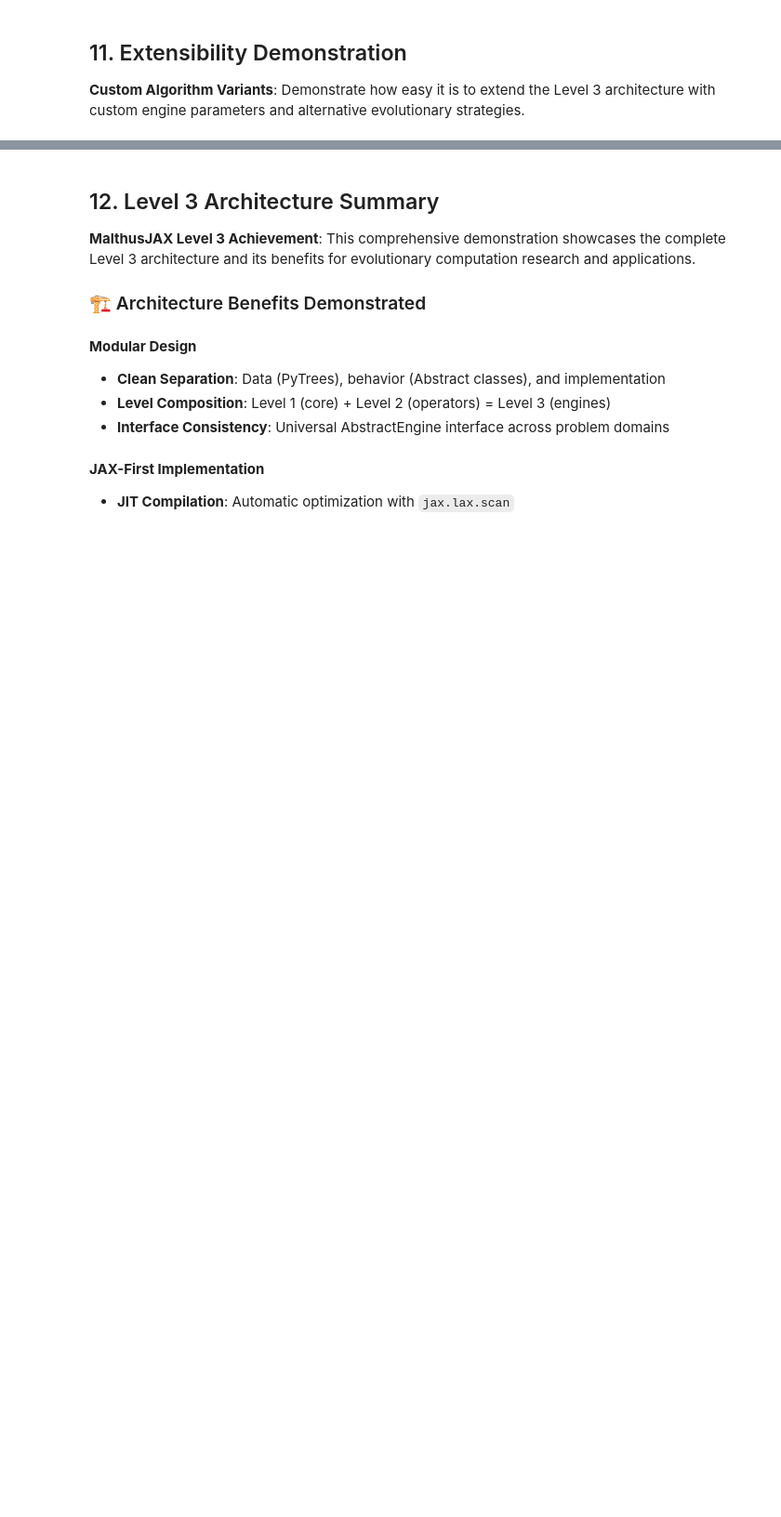
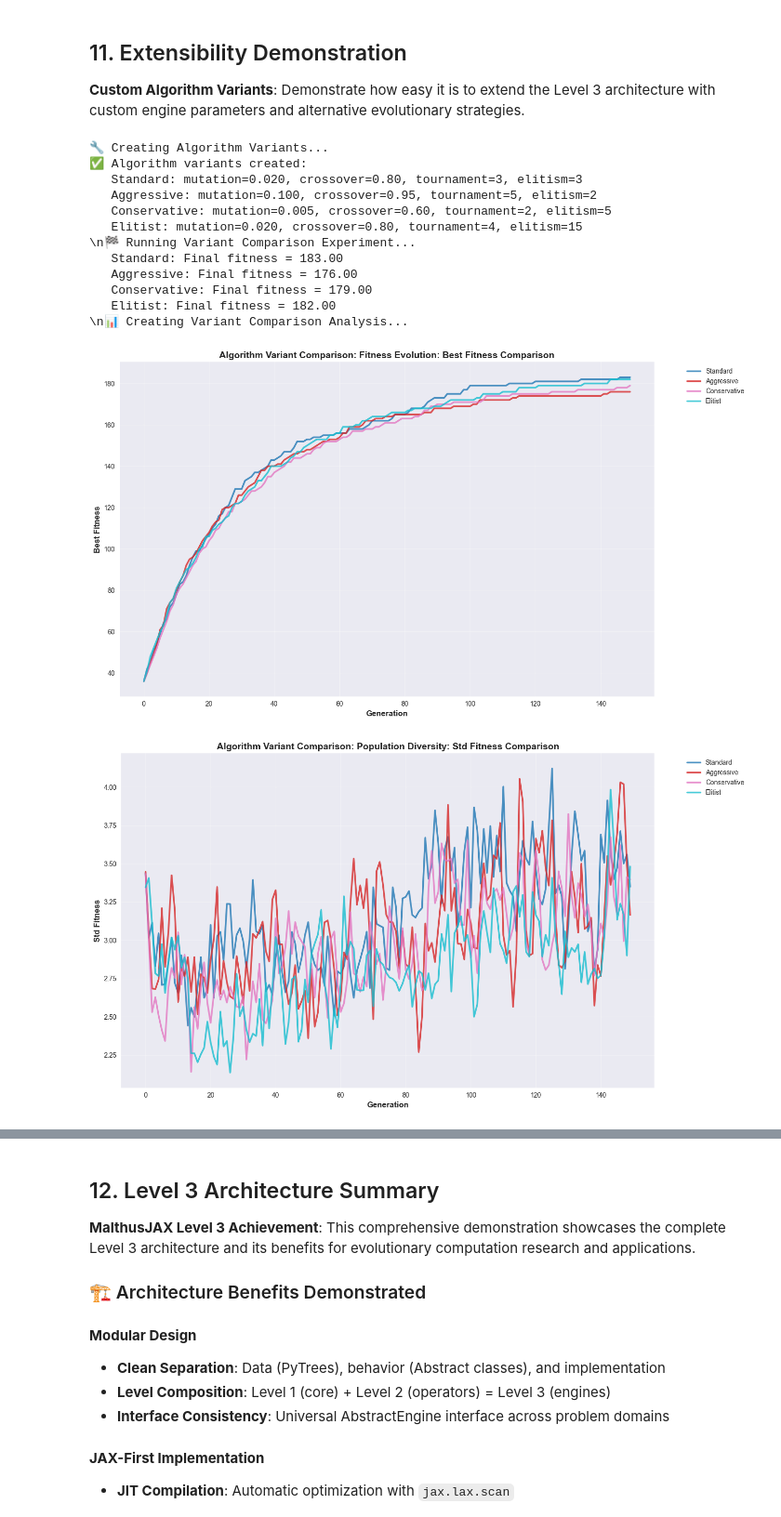
Before and after one commit to LeonardoDiCaterina/MalthusJAX_old, a Jupyter notebook: examples/Demo_LV_3.ipynb, the cells around one changed output, grey strips where cells are left out. Shown at 93% size. Saved outputs shown, nothing was run; the diff lists cells and outputs as text; code cells hidden in the pictures; blank space fills up the shorter version.

```diff
--- a/examples/Demo_LV_3.ipynb
+++ b/examples/Demo_LV_3.ipynb
@@ -1252,6 +1304,7 @@ class ElitistGeneticParams(GeneticEngineParams):
     mutation_rate: float = flax.struct.field(pytree_node=False, default=0.02)
     crossover_rate: float = flax.struct.field(pytree_node=False, default=0.8)
     tournament_size: int = flax.struct.field(pytree_node=False, default=4)
+    num_generations: int = flax.struct.field(pytree_node=False, default=150)     # Add default value
 
 # Create variant engines
 print("🔧 Creating Algorithm Variants...")
@@ -1356,30 +1409,45 @@ for name, history in variant_results.items():
     convergence_gen = int(converged_gens[0]) if len(converged_gens) > 0 else 150
     convergence_speeds[name] = convergence_gen
 
 fastest_convergence = min(convergence_speeds, key=convergence_speeds.get)
 slowest_convergence = max(convergence_speeds, key=convergence_speeds.get)
 
 print(f"\\n⏱️ Convergence Analysis:")
 print(f"   Fastest: {fastest_convergence} (generation {convergence_speeds[fastest_convergence]})")
 print(f"   Slowest: {slowest_convergence} (generation {convergence_speeds[slowest_convergence]})")
 
 for name, gen in convergence_speeds.items():
     print(f"   {name}: {gen} generations to convergence")
 
 print("\\n💡 Extensibility Insights:")
 print("   ✅ Same engine architecture supports multiple strategies")
 print("   🔧 Easy parameter customization via dataclass extension")
 print("   📊 Universal visualization works across all variants")
 print("   🎯 Clear performance differentiation between strategies")
 print("   🚀 Level 3 architecture enables rapid algorithm experimentation!")
 
 # Demonstrate custom engine creation
 print("\\n🔬 Custom Engine Creation Example:")
 print("   The same AbstractEngine interface can support:")
 print("   • Different genetic operators (Level 2 components)")
 print("   • Alternative selection strategies")
 print("   • Custom fitness landscapes")
 print("   • Hybrid algorithms (GA + Local Search)")
 print("   • Multi-objective optimization")
 print("   • Constraint handling")
 print("   ➤ All while maintaining the same visualization and analysis tools!")
+# %% [output]
+🔧 Creating Algorithm Variants...
+✅ Algorithm variants created:
+   Standard: mutation=0.020, crossover=0.80, tournament=3, elitism=3
+   Aggressive: mutation=0.100, crossover=0.95, tournament=5, elitism=2
+   Conservative: mutation=0.005, crossover=0.60, tournament=2, elitism=5
+   Elitist: mutation=0.020, crossover=0.80, tournament=4, elitism=15
+\n🏁 Running Variant Comparison Experiment...
+   Standard: Final fitness = 183.00
+   Aggressive: Final fitness = 176.00
+   Conservative: Final fitness = 179.00
+   Elitist: Final fitness = 182.00
+\n📊 Creating Variant Comparison Analysis...
+[figure, added]
+[figure, added]
```
Also changed, not shown: parts of 7 cells of this notebook, 6 other files.
